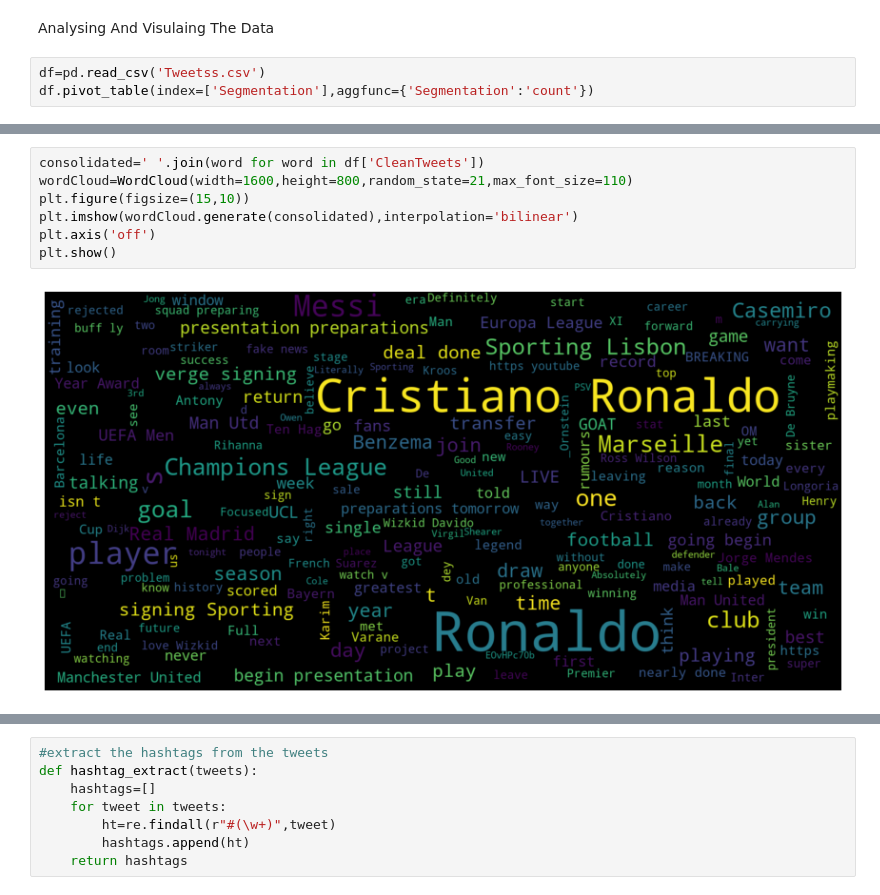
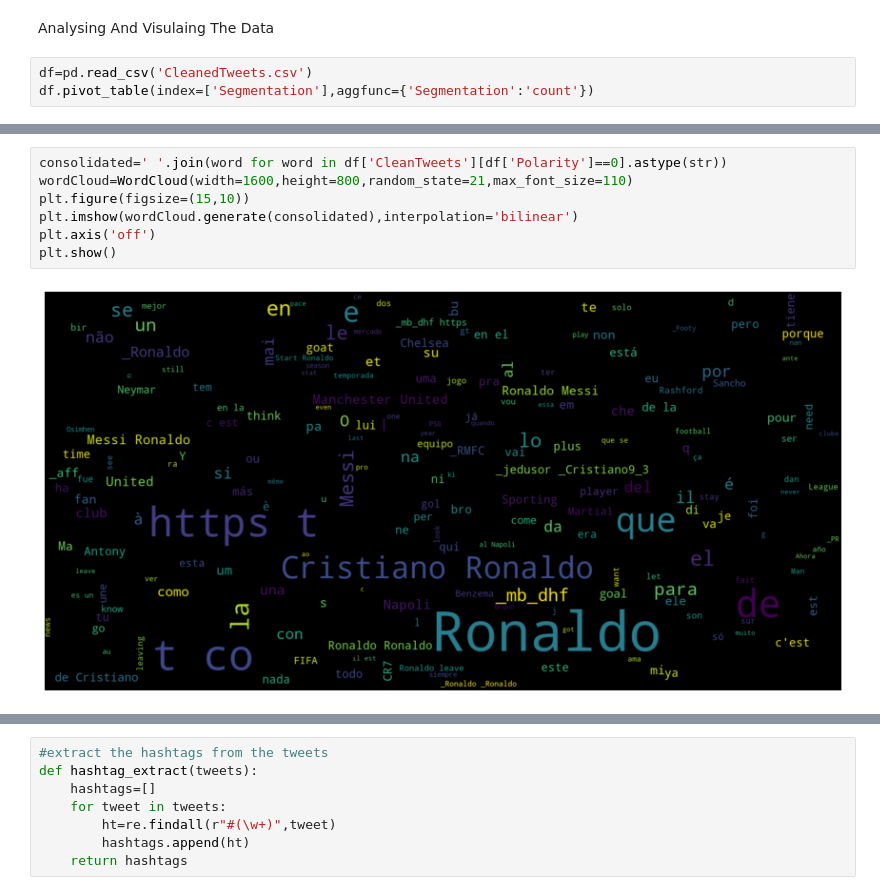
Before and after one commit to naqeeb2710/Twitter-Sentiment-Analysis, a Jupyter notebook: main.ipynb, the cells around one changed output, grey strips where cells are left out. Drawn from its saved outputs; the diff is of its cells as text.

```diff
--- a/main.ipynb
+++ b/main.ipynb
@@ -118,7 +134,7 @@ df.shape
 # %% [markdown]
 Analysing And Visulaing The Data
 # %%
-df=pd.read_csv('Tweetss.csv')
+df=pd.read_csv('CleanedTweets.csv')
 df.pivot_table(index=['Segmentation'],aggfunc={'Segmentation':'count'})
 # %% [output]
 |  | Segmentation |
@@ -153,12 +169,12 @@ df[df.Polarity==0].head(3)
 # %%
-consolidated=' '.join(word for word in df['CleanTweets'])
+consolidated=' '.join(word for word in df['CleanTweets'][df['Polarity']==0].astype(str))
 wordCloud=WordCloud(width=1600,height=800,random_state=21,max_font_size=110)
 plt.figure(figsize=(15,10))
 plt.imshow(wordCloud.generate(consolidated),interpolation='bilinear')
 plt.axis('off')
 plt.show()
 # %% [output]
-[figure, old version]
+[figure, new version]
 # %%
 #Frequent +ve Words Visualization
 positiveWords=' '.join(word for word in df['CleanTweets'][df['Polarity']>0])
```
Also changed, not shown: parts of 27 cells of this notebook, 3 other files.
